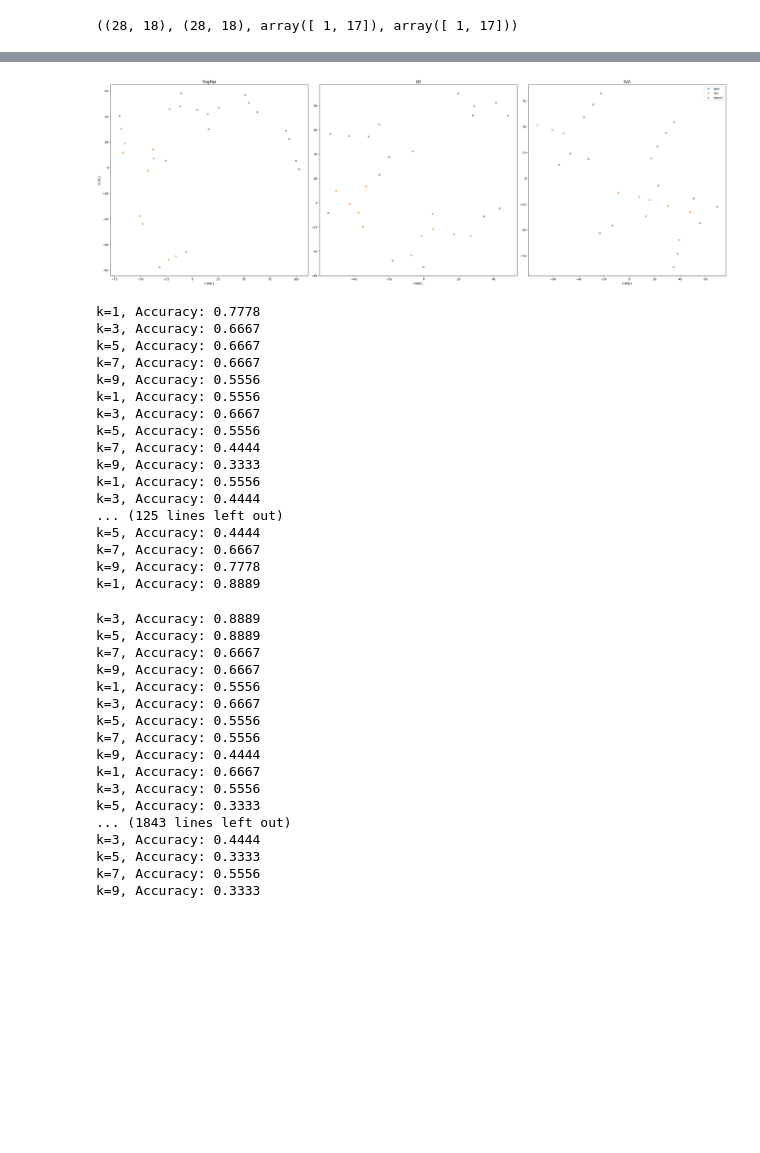
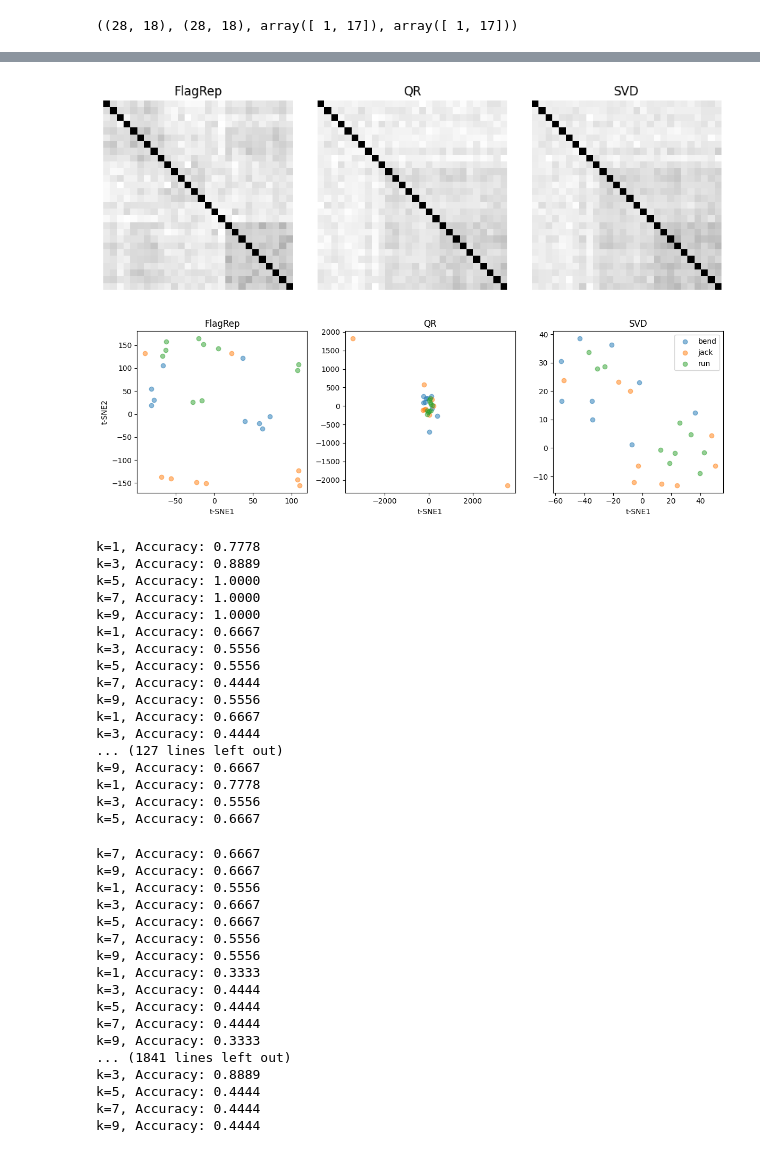
Before and after one commit to tolgabirdal/FlagManifoldsV3, a Jupyter notebook: python/weiszmann.ipynb, the cells around one changed output, grey strips where cells are left out. Saved outputs shown, nothing was run; the diff lists cells and outputs as text; code cells hidden in the pictures; blank space fills up the shorter version.

```diff
--- a/python/weiszmann.ipynb
+++ b/python/weiszmann.ipynb
@@ -71,14 +121,15 @@ def evaluate_knn(data_train, data_test, y_train, y_test, k_values):
 
 directory = '../data/weizmann/'  # Change to your directory
 
-classes = ['run', 'wave1', 'jack']
+classes = ['bend', 'jack', 'run']
 
 
 dataset = []
 mod_labels = []
-for class_name in classes:#'wave1','bend','run']:#tqdm.tqdm(os.listdir(directory)):#['walk','wave1','bend']:#:
+for class_name in classes:#tqdm.tqdm(os.listdir(directory)):#['walk','wave1','bend']:#:
     f_path = os.path.join(directory, class_name)
     avi_files = load_avi_files(f_path)
     data = [read_avi_to_numpy(avi_file, .03) for avi_file in avi_files]
+    concept_plots(avi_files[0], class_name)
     dataset += data
     mod_labels += [class_name]*len(data)
@@ -140,7 +193,8 @@ for d in trimmed_dataset:
     ss2_mask[:, :n_cols//4] = True  # Left
     ss2_mask[:, 3*n_cols//4+1:] = True  # Right
 
-    plt.imshow(ss2_mask, cmap = 'grey')
+
+    # plt.axis('off')
     ss2 = d[:,ss2_mask]
 
     ss1 = ss1.reshape(ss1.shape[0], -1)
@@ -152,4 +206,6 @@ for d in trimmed_dataset:
     X.append(d_flat)
 
 ss_sizes = [ss1.shape[1], ss2.shape[1]]
+
+sns.heatmap(ss2_mask)
 # %% [output]
@@ -267,18 +276,28 @@ x, y
 # %%
-fig,ax = plt.subplots(1,3, figsize = (30,10))
+fig,ax = plt.subplots(1,3, figsize = (9,3))
+
+for i, method_name in enumerate(['FlagRep', 'QR', 'SVD']):
+    ax[i].set_title(method_name)
+    ax[i].imshow(dist_mats[method_name], cmap = 'grey')
+    ax[i].axis('off')
+plt.tight_layout()
+plt.savefig('../results/weizmann_dist_mat.pdf', bbox_inches = 'tight')
+
+fig,ax = plt.subplots(1,3, figsize = (12,4))
 
 for i, method_name in enumerate(['FlagRep', 'QR', 'SVD']):
     tsne = TSNE(n_components=2,metric='precomputed', init = "random", random_state = 10, perplexity=np.min([len(dist_mats) - 1, 30]))
     vis_data = tsne.fit_transform(dist_mats[method_name])
     for class_name in np.unique(mod_labels):
         idx = np.where(np.array(mod_labels) == str(class_name))
         scatter = ax[i].scatter(vis_data[idx,0], vis_data[idx,1], alpha=.5, label = class_name)
     ax[i].set_xlabel('t-SNE1')
     ax[i].set_title(method_name)
 ax[0].set_ylabel('t-SNE2')
 # Create a legend with labels
 plt.legend()
 plt.tight_layout()
 plt.show()
 # %% [output]
-[figure, old version]
+[figure, new version]
+[figure, added]
@@ -317,10 +318,10 @@ for s in range(n_trials):
 
     # Step 3: Use these indices to retrieve the corresponding data and labels
     # (This step assumes `data` is an array of the same length as `labels`)
-    for method_name in ['FlagRep', 'QR', 'SVD', 'Euc']:
+    for method_name in ['FlagRep', 'QR', 'SVD', 'Euclidean']:
         y_train = mod_labels[train_indices]
         y_test = mod_labels[test_indices]
-        if method_name == 'Euc':
+        if method_name == 'Euclidean':
             mod_data = np.vstack([x.flatten() for x in X])
             mod_data_train = mod_data[train_indices, :]
             mod_data_test = mod_data[test_indices,:]
@@ -341,37 +342,37 @@ for s in range(n_trials):
             results = pd.concat([results,res])
 # %% [output]
 k=1, Accuracy: 0.7778
-k=3, Accuracy: 0.6667
-k=5, Accuracy: 0.6667
-k=7, Accuracy: 0.6667
-k=9, Accuracy: 0.5556
-k=1, Accuracy: 0.5556
-k=3, Accuracy: 0.6667
+k=3, Accuracy: 0.8889
+k=5, Accuracy: 1.0000
+k=7, Accuracy: 1.0000
+k=9, Accuracy: 1.0000
+k=1, Accuracy: 0.6667
+k=3, Accuracy: 0.5556
 k=5, Accuracy: 0.5556
 k=7, Accuracy: 0.4444
-k=9, Accuracy: 0.3333
-k=1, Accuracy: 0.5556
+k=9, Accuracy: 0.5556
+k=1, Accuracy: 0.6667
 k=3, Accuracy: 0.4444
-... (125 lines left out)
-k=5, Accuracy: 0.4444
-k=7, Accuracy: 0.6667
-k=9, Accuracy: 0.7778
-k=1, Accuracy: 0.8889
+... (127 lines left out)
+k=9, Accuracy: 0.6667
+k=1, Accuracy: 0.7778
+k=3, Accuracy: 0.5556
+k=5, Accuracy: 0.6667
-k=3, Accuracy: 0.8889
-k=5, Accuracy: 0.8889
 k=7, Accuracy: 0.6667
 k=9, Accuracy: 0.6667
 k=1, Accuracy: 0.5556
 k=3, Accuracy: 0.6667
-k=5, Accuracy: 0.5556
+k=5, Accuracy: 0.6667
 k=7, Accuracy: 0.5556
+k=9, Accuracy: 0.5556
+k=1, Accuracy: 0.3333
+k=3, Accuracy: 0.4444
+k=5, Accuracy: 0.4444
+k=7, Accuracy: 0.4444
+k=9, Accuracy: 0.3333
+... (1841 lines left out)
+k=3, Accuracy: 0.8889
+k=5, Accuracy: 0.4444
+k=7, Accuracy: 0.4444
 k=9, Accuracy: 0.4444
-k=1, Accuracy: 0.6667
-k=3, Accuracy: 0.5556
-k=5, Accuracy: 0.3333
-... (1843 lines left out)
-k=3, Accuracy: 0.4444
-k=5, Accuracy: 0.3333
-k=7, Accuracy: 0.5556
-k=9, Accuracy: 0.3333
 # %%
```
Also changed, not shown: parts of 10 cells of this notebook, 2 other files.
